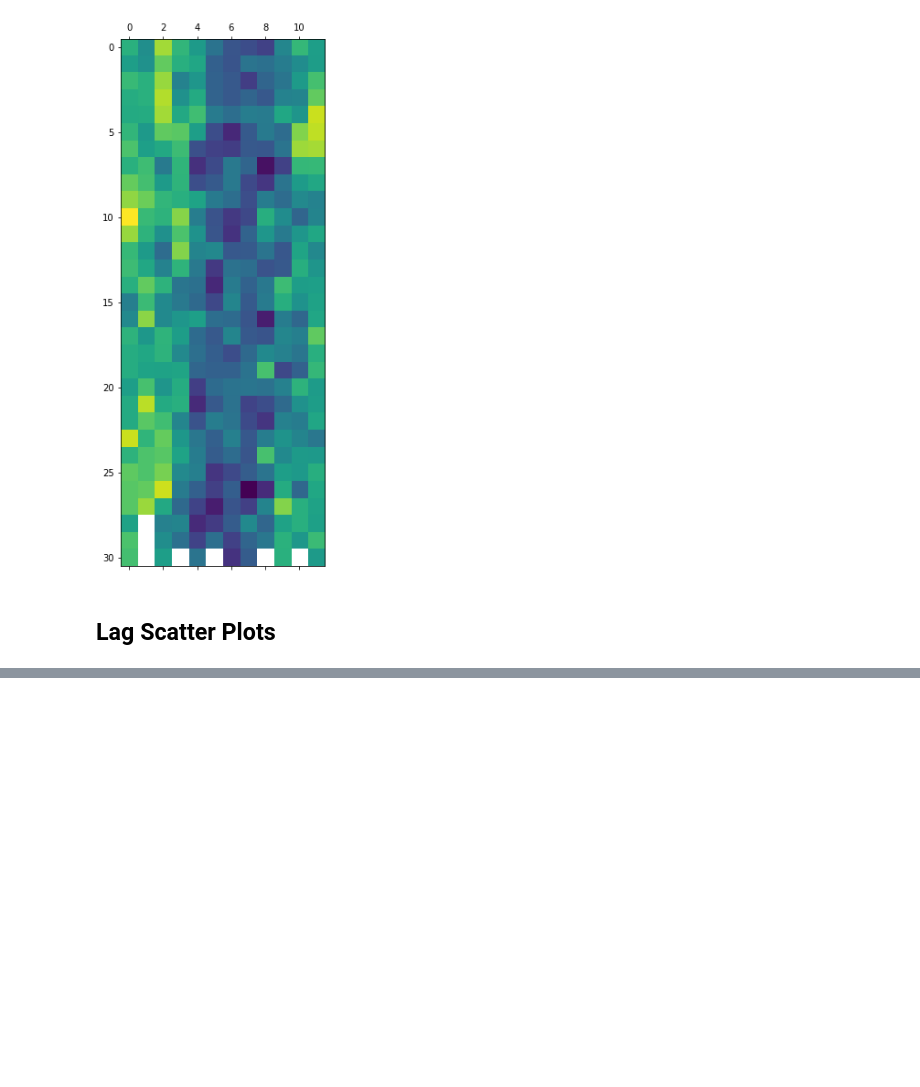
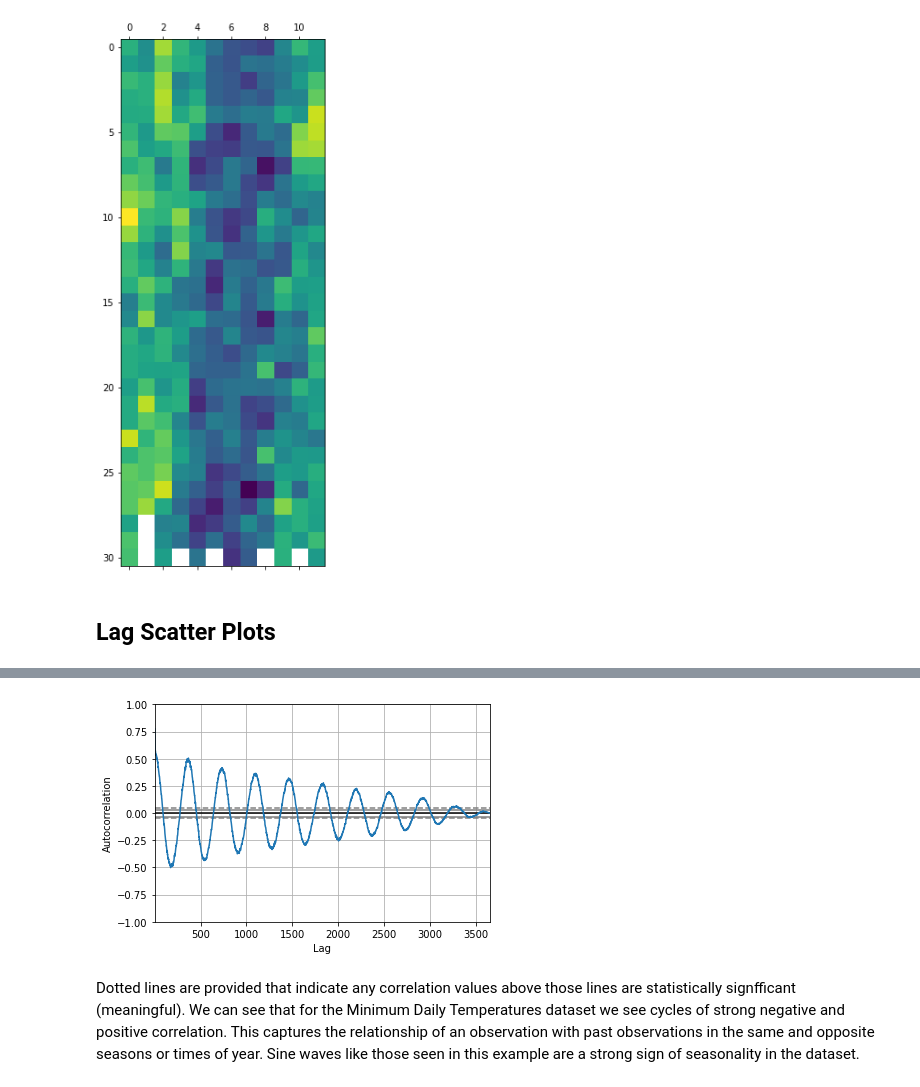
Before and after one commit to rahiakela/introduction-to-time-series-forecasting-with-python, a Jupyter notebook: 3_time_series_data_visualization.ipynb, the cells around one changed output, grey strips where cells are left out. Saved outputs shown, nothing was run; the diff lists cells and outputs as text; code cells hidden in the pictures; blank space fills up the shorter version.

```diff
--- a/3_time_series_data_visualization.ipynb
+++ b/3_time_series_data_visualization.ipynb
@@ -180,0 +221,10 @@ plt.show()
+# %%
+from pandas.plotting import autocorrelation_plot
+
+autocorrelation_plot(series)
+plt.show()
+# %% [output]
+[figure, added]
+# %% [markdown]
+Dotted lines are provided that indicate any correlation values above those lines are statistically signfficant (meaningful). We can see that for the Minimum Daily Temperatures dataset we see cycles of strong negative and positive correlation. This captures the relationship of an observation with
+past observations in the same and opposite seasons or times of year. Sine waves like those seen in this example are a strong sign of seasonality in the dataset.
```
Also changed, not shown: parts of 9 cells of this notebook.
